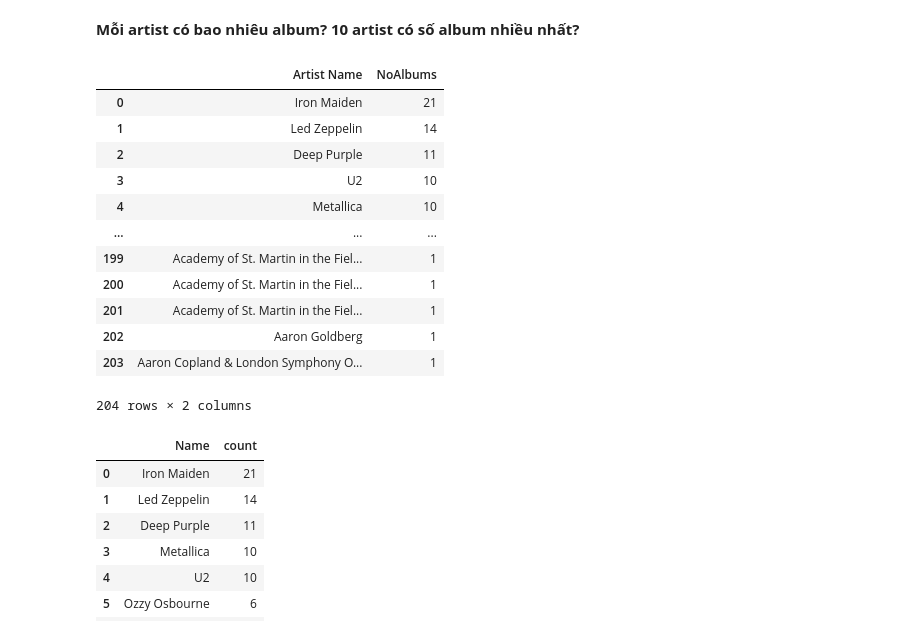
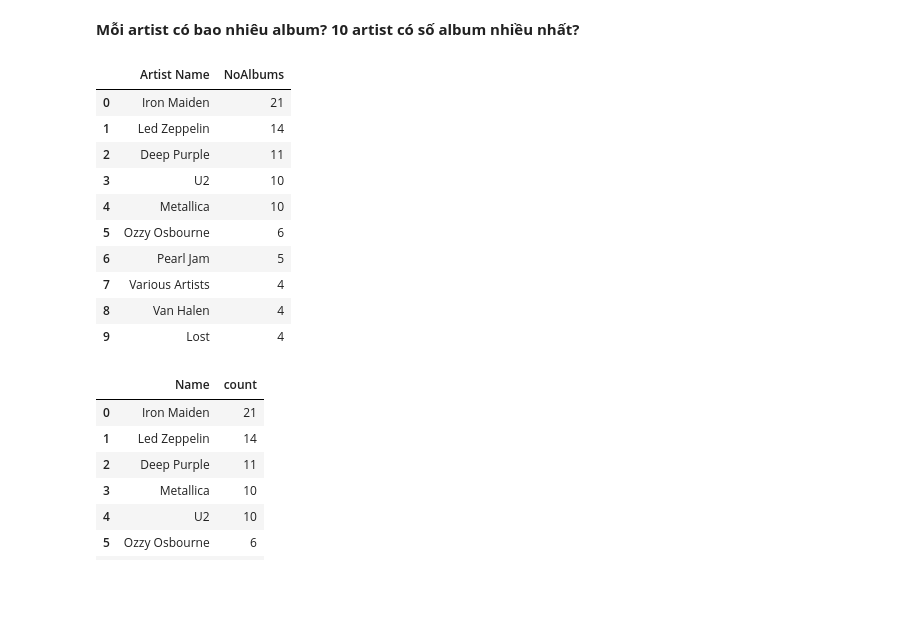
Before and after one commit to Hoanpc777/Python1, a Jupyter notebook: B17/Bai-09.2-Demo1-Mot-so-Truy-van-SQL-nang-cao.ipynb, the cells around one changed output. Drawn from its saved outputs; the diff is of its cells as text; code cells hidden in the pictures; blank space fills up the shorter version.

```diff
--- a/B17/Bai_09.2-Demo1-Mot-so-Truy-van-SQL-nang-cao.ipynb
+++ b/B17/Bai-09.2-Demo1-Mot-so-Truy-van-SQL-nang-cao.ipynb
@@ -431,31 +482,31 @@ df
 # %%
 # Cách 1: Dùng lệnh count trực tiếp
 query = """
         SELECT ar.name AS 'Artist Name', count(al.artistid) as NoAlbums
         FROM Artist ar
-        INNER JOIN Album al
+        LEFT JOIN Album al
             ON ar.artistid = al.artistid
+
         GROUP BY ar.name
+        --HAVING NoAlbums > 5
         ORDER BY NoAlbums DESC
-        --LIMIT (10)
+        LIMIT (10)
 """
 cursor.execute(query)
 df = pd.DataFrame(cursor.fetchall(), columns=[item[0] for item in cursor.description])
 df
 # %% [output]
 |  | Artist Name | NoAlbums |
 | 0 | Iron Maiden | 21 |
 | 1 | Led Zeppelin | 14 |
 | 2 | Deep Purple | 11 |
 | 3 | U2 | 10 |
 | 4 | Metallica | 10 |
-| ... | ... | ... |
-| 199 | Academy of St. Martin in the Fiel... | 1 |
-| 200 | Academy of St. Martin in the Fiel... | 1 |
-| 201 | Academy of St. Martin in the Fiel... | 1 |
-| 202 | Aaron Goldberg | 1 |
-| 203 | Aaron Copland & London Symphony O... | 1 |
+| 5 | Ozzy Osbourne | 6 |
+| 6 | Pearl Jam | 5 |
+| 7 | Various Artists | 4 |
+| 8 | Van Halen | 4 |
+| 9 | Lost | 4 |
-204 rows × 2 columns
 # %%
 # Cách 2: Lồng ghép kết quả SELECT vào 1 SELECT khác
 query = """
```
Also changed, not shown: parts of 31 cells of this notebook, 8 other files.
